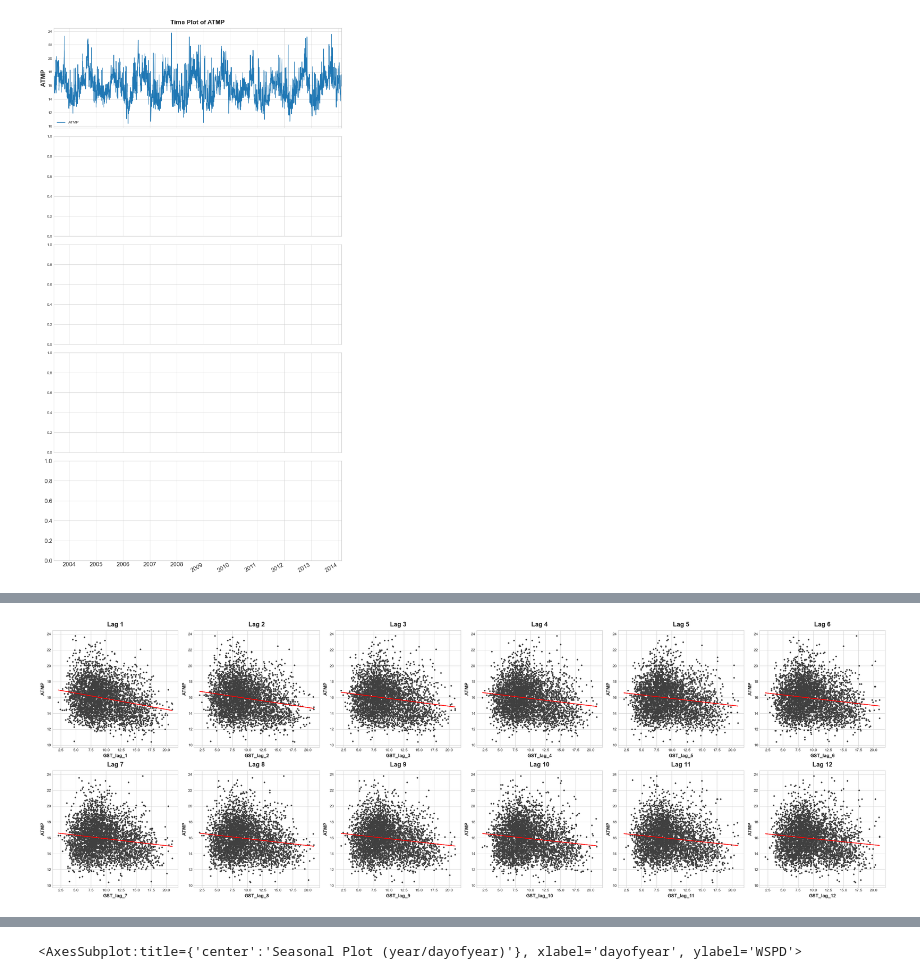
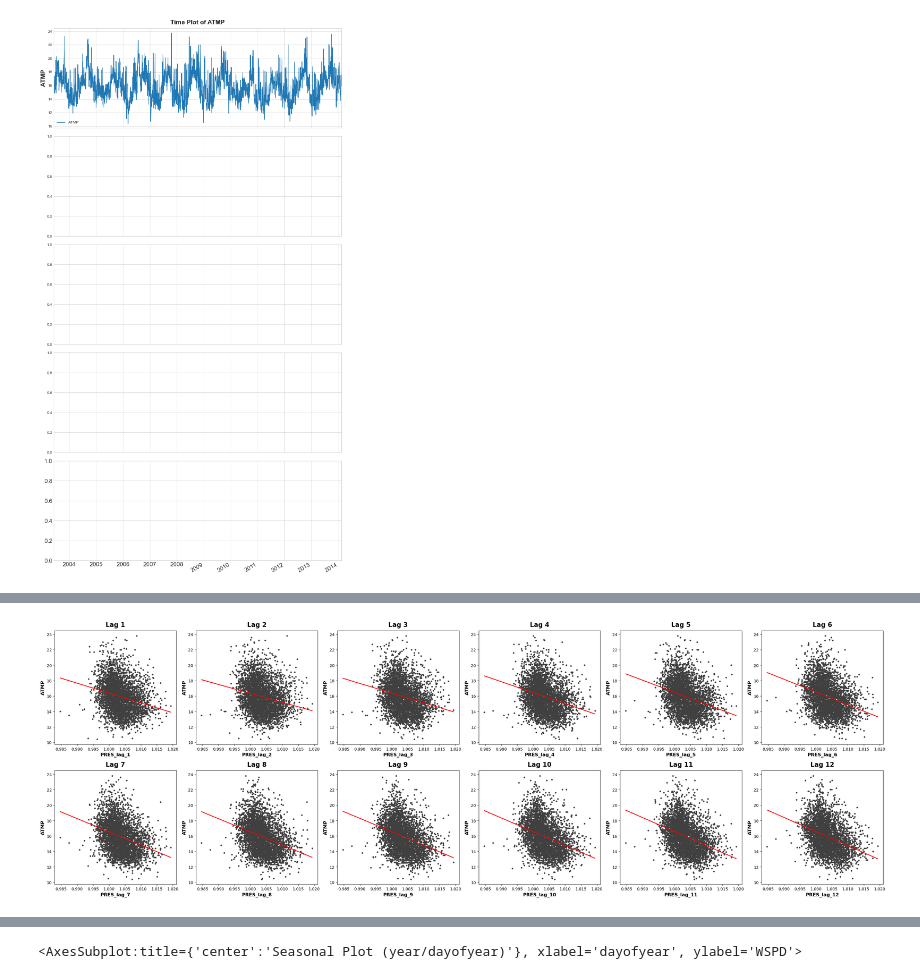
Before and after one commit to dakotarawlings/weather_timeseries_analysis, a Jupyter notebook: data_EDA.ipynb, the cells around one changed output, grey strips where cells are left out. Drawn from its saved outputs; the diff is of its cells as text; code cells hidden in the pictures.

```diff
--- a/data_EDA.ipynb
+++ b/data_EDA.ipynb
@@ -166,9 +166,9 @@ def lag_plots(num_lags, df_in, target_column, lag_column='', num_graph_rows=2):
         ax[row,col].set_xlabel(f'{lag_column}_lag_{lag}', fontsize=12)
         ax[row,col].set_title(f'Lag {lag}')
 # %%
-lag_plots(12, df_engineered, 'ATMP', lag_column='GST')
+lag_plots(12, df_engineered, 'ATMP', lag_column='PRES')
 # %% [output]
-[figure, old version]
+[figure, new version]
 # %%
 import matplotlib as mpl
 mpl.rcParams.update(mpl.rcParamsDefault)
```
Also changed, not shown: parts of 1 cell of this notebook, 1 other file.
